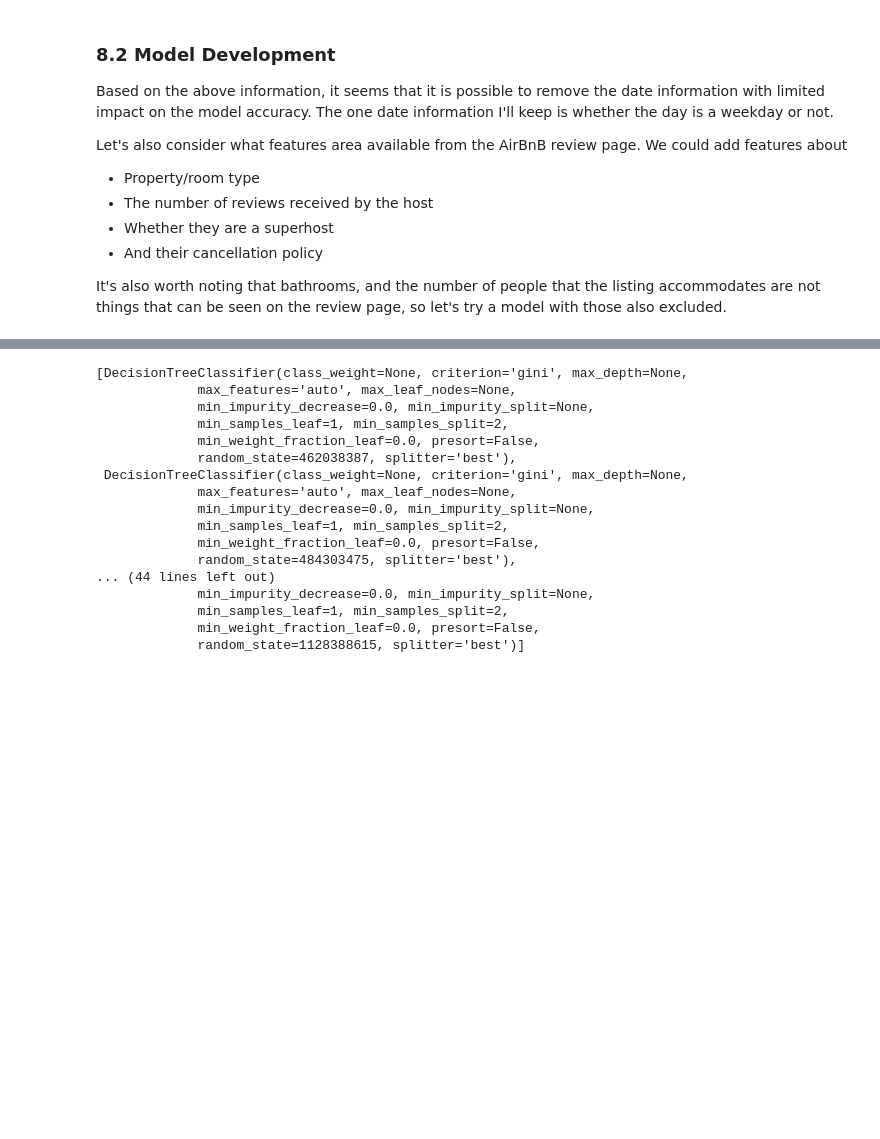
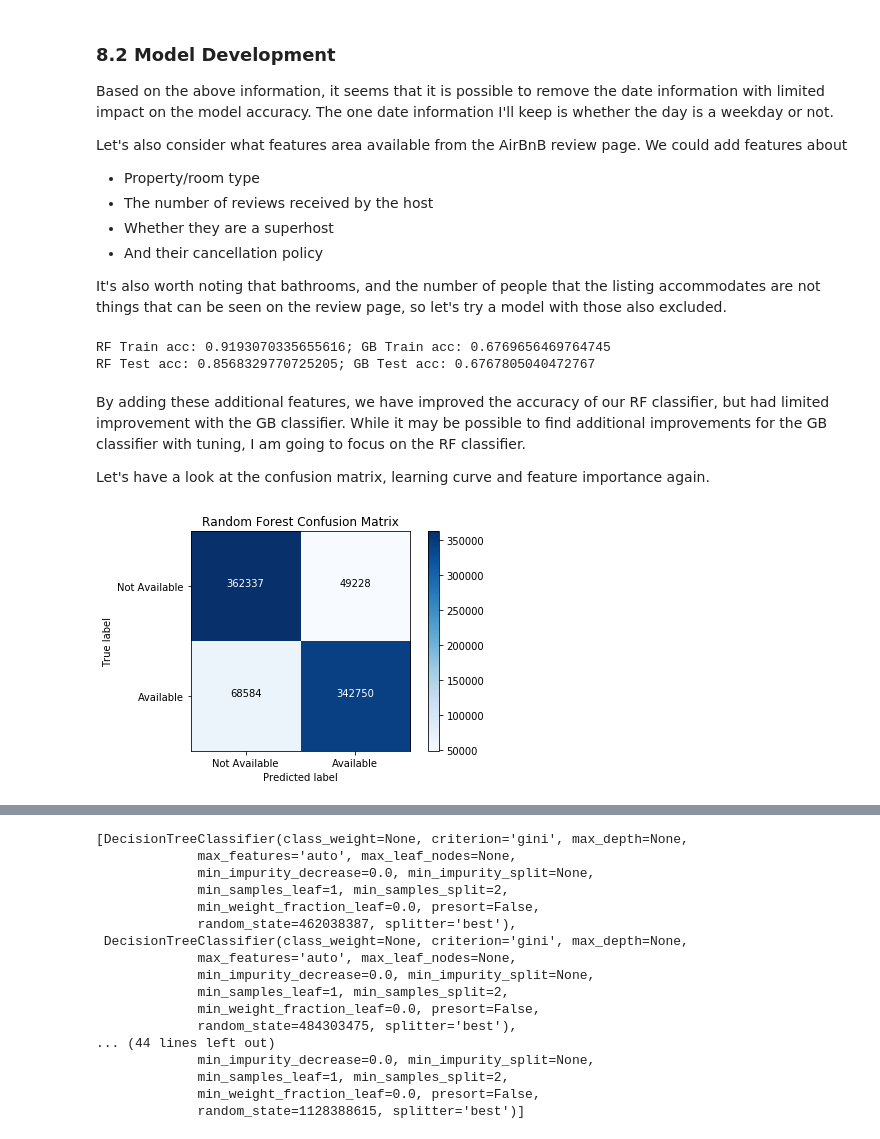
Before and after one commit to rebeccaebarnes/DSND-Project-4, a Jupyter notebook: seattle_airbnb_exploration.ipynb, the cells around one changed output, grey strips where cells are left out. Cells and saved outputs as stored; diff of their text form; code cells hidden in the pictures; blank space fills up the shorter version.

```diff
--- a/seattle_airbnb_exploration.ipynb
+++ b/seattle_airbnb_exploration.ipynb
@@ -2415,3 +2415,40 @@ X_train_develop = read_X_data('data/X_train.csv', dtypes=dtypes, keep_cols=keep_
 X_test_develop = read_X_data('data/X_test.csv', dtypes=dtypes, keep_cols=keep_cols, sample=100000)
 y_train = read_y_data('data/y_train.csv')
 y_test = read_y_data('data/y_test.csv', index=X_test_develop.index)
+# %%
+# Fit pipelines
+rf_pipeline.fit(X_train_develop, y_train)
+gb_pipeline.fit(X_train_develop, y_train)
+
+# Predict train data
+rf_preds_train_develop = rf_pipeline.predict(X_train_develop)
+gb_preds_train_develop = gb_pipeline.predict(X_train_develop)
+
+# Get train accuracy scores
+rf_acc_train_develop = accuracy_score(y_train, rf_preds_train_develop)
+gb_acc_train_develop = accuracy_score(y_train, gb_preds_train_develop)
+print("RF Train acc: {}; GB Train acc: {}"\
+      .format(rf_acc_train_develop, gb_acc_train_develop))
+
+# Predict test data
+rf_preds_test_develop = rf_pipeline.predict(X_test_develop)
+gb_preds_test_develop = gb_pipeline.predict(X_test_develop)
+
+# Get train accuracy scores
+rf_acc_test_develop = accuracy_score(y_test, rf_preds_test_develop)
+gb_acc_test_develop = accuracy_score(y_test, gb_preds_test_develop)
+print("RF Test acc: {}; GB Test acc: {}"\
+      .format(rf_acc_test_develop, gb_acc_test_develop))
+# %% [output]
+RF Train acc: 0.9193070335655616; GB Train acc: 0.6769656469764745
+RF Test acc: 0.8568329770725205; GB Test acc: 0.6767805040472767
+# %% [markdown]
+By adding these additional features, we have improved the accuracy of our RF classifier, but had limited improvement with the GB classifier. While it may be possible to find additional improvements for the GB classifier with tuning, I am going to focus on the RF classifier.
+
+Let's have a look at the confusion matrix, learning curve and feature importance again.
+# %%
+rf_cm_develop = confusion_matrix(y_test, rf_preds_test_develop)
+plot_confusion_matrix(rf_cm_develop, ['Not Available', 'Available'],
+                      "Random Forest Confusion Matrix")
+# %% [output]
+[figure, added]
```
Also changed, not shown: parts of 5 cells of this notebook.
